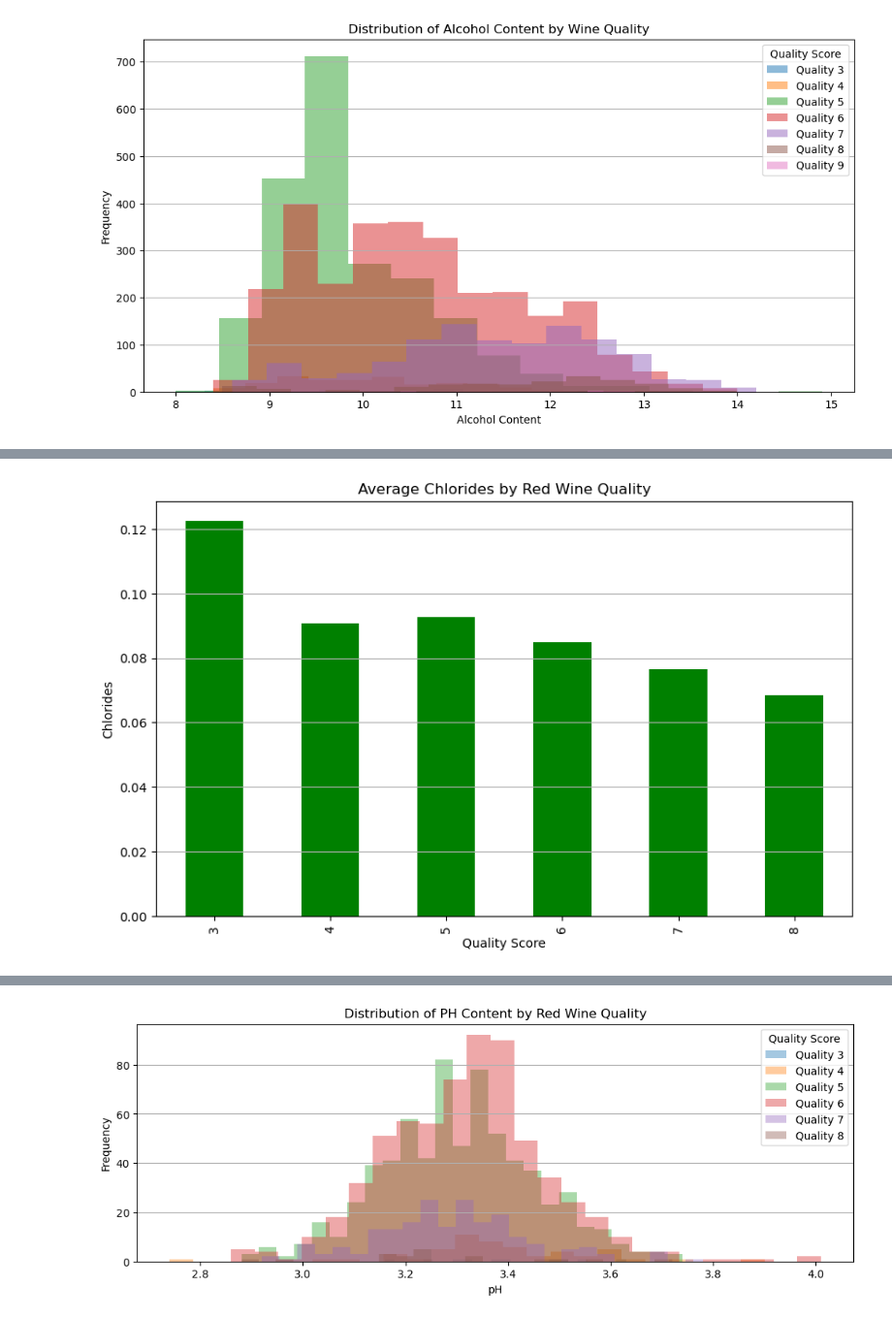
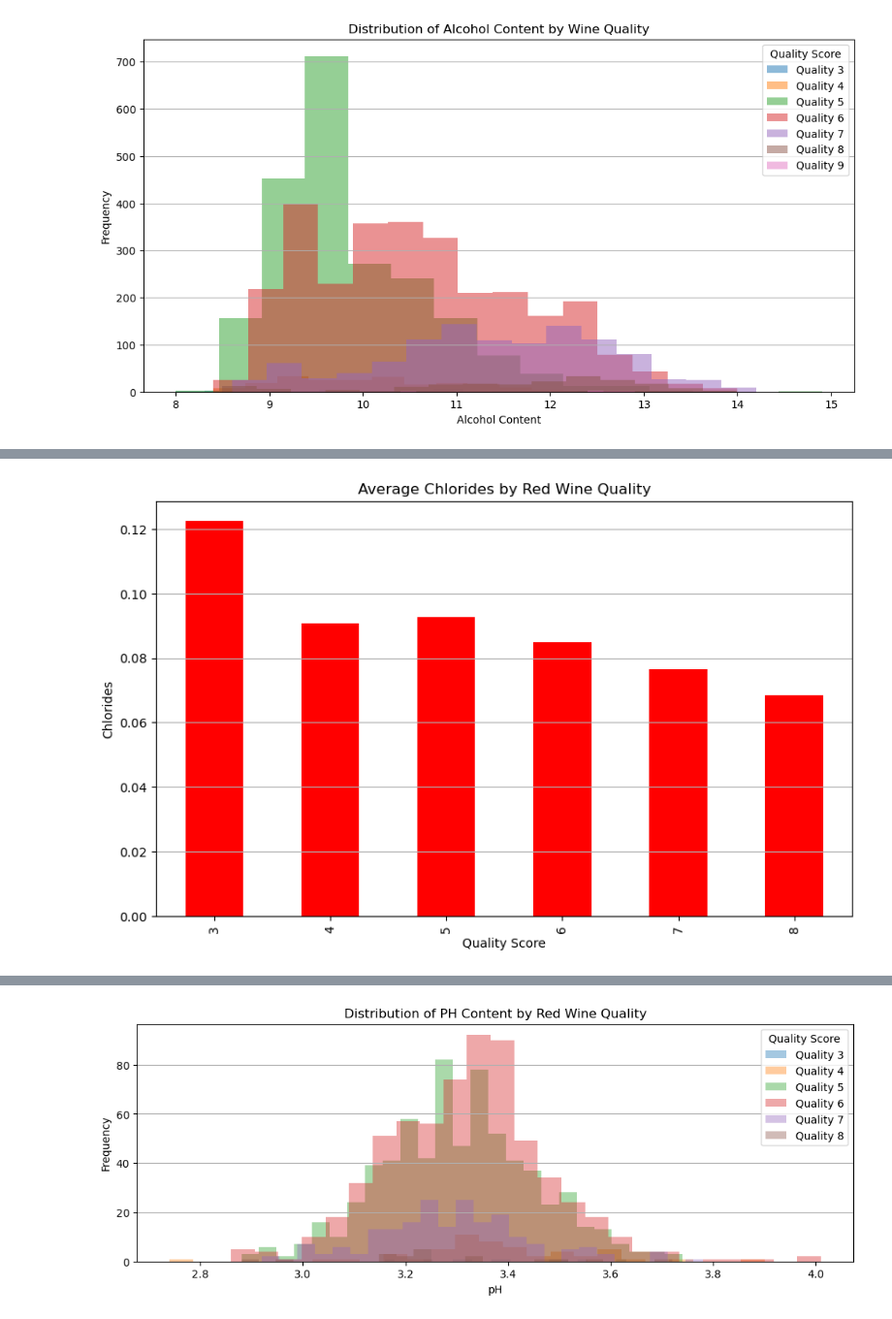
Before and after one commit to AiSuccessNow/Wine-Quality-Analysis, a Jupyter notebook: wine_quality.ipynb, the cells around one changed output, grey strips where cells are left out. Shown at 97% size. Cells and saved outputs as stored; diff of their text form; code cells hidden in the pictures.

```diff
--- a/wine_quality.ipynb
+++ b/wine_quality.ipynb
@@ -270,12 +300,12 @@ plt.show()
 # %%
 plt.figure(figsize=(10, 6))
-red_wine_df.groupby('quality')['chlorides'].mean().plot(kind='bar', color='green')
+red_wine_df.groupby('quality')['chlorides'].mean().plot(kind='bar', color='red')
 plt.title('Average Chlorides by Red Wine Quality')
 plt.xlabel('Quality Score')
 plt.ylabel('Chlorides')
 plt.grid(axis='y')
 plt.show()
 # %% [output]
-[figure, old version]
+[figure, new version]
 # %%
 plt.figure(figsize=(10, 6))
```
Also changed, not shown: parts of 13 cells of this notebook.
